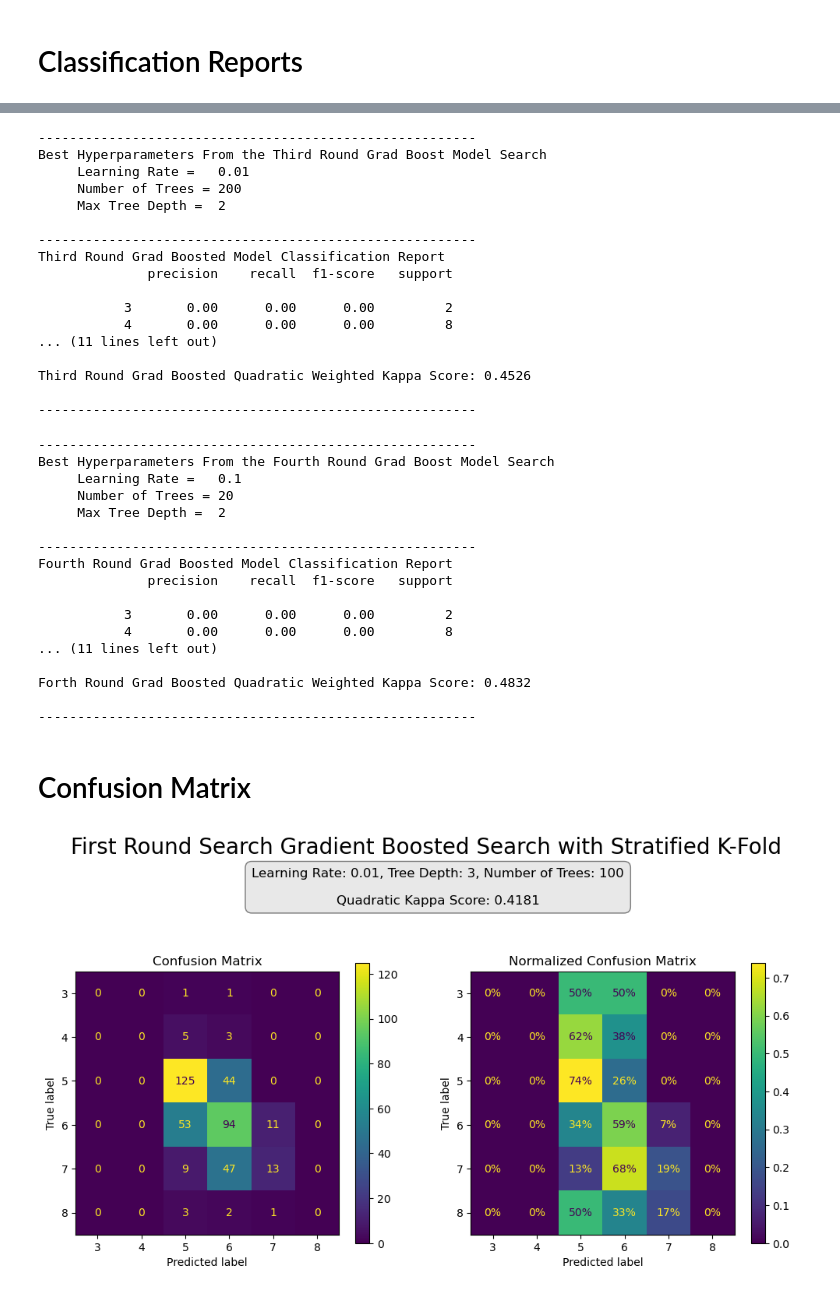
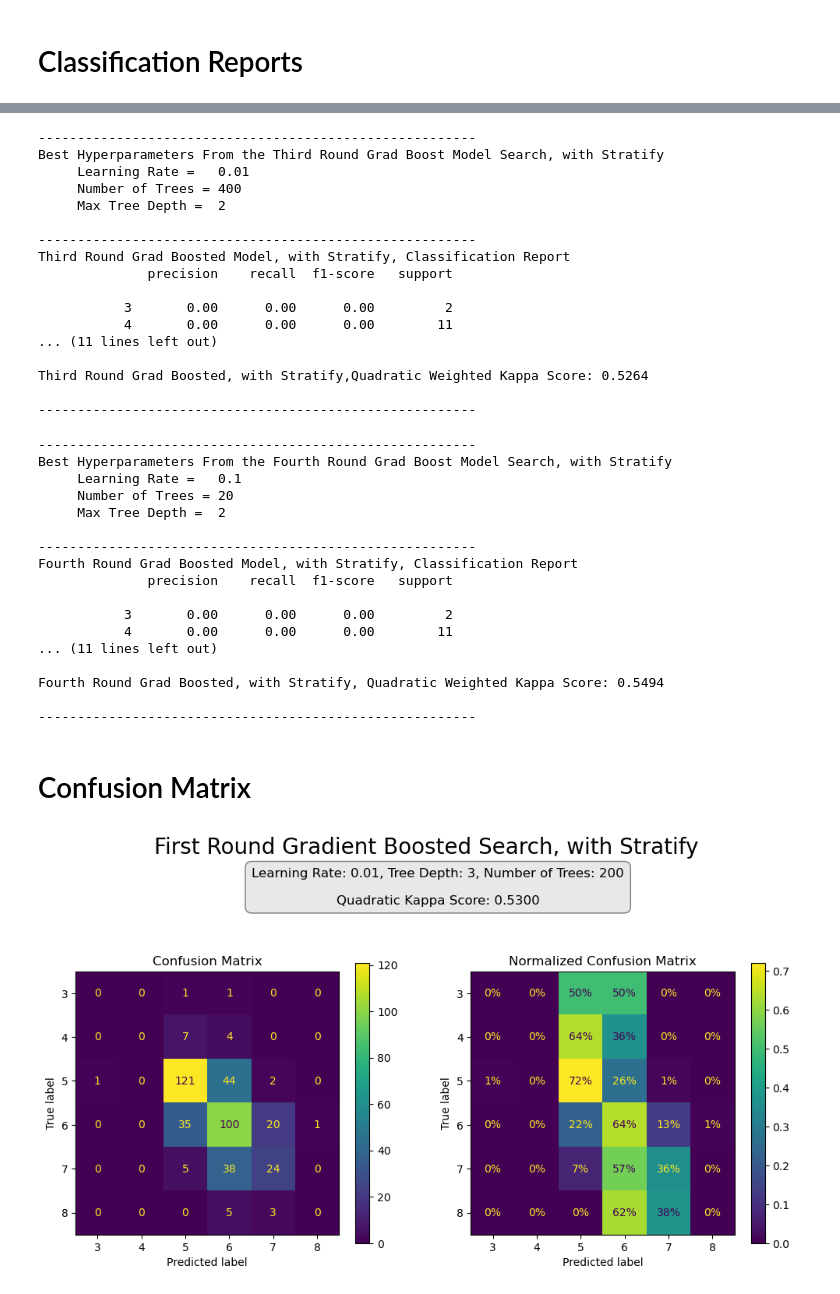
Before and after one commit to Nicholas-Simpson/Project-4, a Jupyter notebook: grad_boost_classifier_stratify.ipynb, the cells around one changed output, grey strips where cells are left out. Cells and saved outputs as stored; diff of their text form; code cells hidden in the pictures.

```diff
--- a/grad_boost_classifier_stratify.ipynb
+++ b/grad_boost_classifier_stratify.ipynb
@@ -48,8 +48,10 @@ os.makedirs(gb_output_path, exist_ok = True)
 X_train = orig_train.drop('quality', axis=1)
 y_train = orig_train['quality'].copy()
 X_test = orig_test.copy()
+quality_rating = list(y_train)
 X_train, X_val, y_train, y_val = train_test_split(X_train,
                                                   y_train,
+                                                  stratify= quality_rating,
                                                   test_size = 0.2,
                                                   random_state = 42) #because it is the answer :)
 # %% [markdown]
@@ -67,12 +68,9 @@ param_grid = {
     'max_depth': [3, 5, 7] #  size of each tree
 }
 
-# Use stratified k-fold cross-validation
-skfold = StratifiedKFold(n_splits=5, shuffle=True, random_state=42)
-
 # Perform grid search with cross-validation, mark timer start
 start_time = time.time()
-grid_search = GridSearchCV(model, param_grid, cv=skfold, verbose=3)
+grid_search = GridSearchCV(model, param_grid, cv=5, verbose=3)
 grid_search.fit(X_train, y_train)
 
 # Get the best model from grid search
@@ -466,71 +455,71 @@ Second Round Grad Boosted Quadratic Weighted Kappa Score: 0.3977
 # %%
 print("--------------------------------------------------------")
 
-print(f"Best Hyperparameters From the Third Round Grad Boost Model Search ")
+print(f"Best Hyperparameters From the Third Round Grad Boost Model Search, with Stratify")
 print(f"     Learning Rate =   {best_gb_3.learning_rate}")
 print(f"     Number of Trees = {best_gb_3.n_estimators}")
 print(f"     Max Tree Depth =  {best_gb_3.max_depth}")
 print()
 print("--------------------------------------------------------")
-print(f"Third Round Grad Boosted Model Classification Report")
+print(f"Third Round Grad Boosted Model, with Stratify, Classification Report")
 print(classification_report(y_val,y_pred_3))
 print()
 print("--------------------------------------------------------")
 print()
-print(f"Third Round Grad Boosted Quadratic Weighted Kappa Score: {kappa_3:.4f}")
+print(f"Third Round Grad Boosted, with Stratify,Quadratic Weighted Kappa Score: {kappa_3:.4f}")
 print()
 print("--------------------------------------------------------")
 # %% [output]
 --------------------------------------------------------
-Best Hyperparameters From the Third Round Grad Boost Model Search
+Best Hyperparameters From the Third Round Grad Boost Model Search, with Stratify
      Learning Rate =   0.01
-     Number of Trees = 200
+     Number of Trees = 400
      Max Tree Depth =  2
 
 --------------------------------------------------------
-Third Round Grad Boosted Model Classification Report
+Third Round Grad Boosted Model, with Stratify, Classification Report
               precision    recall  f1-score   support
 
            3       0.00      0.00      0.00         2
-           4       0.00      0.00      0.00         8
+           4       0.00      0.00      0.00        11
 ... (11 lines left out)
 
-Third Round Grad Boosted Quadratic Weighted Kappa Score: 0.4526
+Third Round Grad Boosted, with Stratify,Quadratic Weighted Kappa Score: 0.5264
 
 --------------------------------------------------------
 # %%
 print("--------------------------------------------------------")
 
-print(f"Best Hyperparameters From the Fourth Round Grad Boost Model Search ")
+print(f"Best Hyperparameters From the Fourth Round Grad Boost Model Search, with Stratify")
 print(f"     Learning Rate =   {best_gb_4.learning_rate}")
 print(f"     Number of Trees = {best_gb_4.n_estimators}")
 print(f"     Max Tree Depth =  {best_gb_4.max_depth}")
 print()
 print("--------------------------------------------------------")
-print(f"Fourth Round Grad Boosted Model Classification Report")
+print(f"Fourth Round Grad Boosted Model, with Stratify, Classification Report")
 print(classification_report(y_val,y_pred_4))
 print()
 print("--------------------------------------------------------")
 print()
-print(f"Forth Round Grad Boosted Quadratic Weighted Kappa Score: {kappa_4:.4f}")
+print(f"Fourth Round Grad Boosted, with Stratify, Quadratic Weighted Kappa Score: {kappa_4:.4f}")
 print()
 print("--------------------------------------------------------")
 # %% [output]
 --------------------------------------------------------
-Best Hyperparameters From the Fourth Round Grad Boost Model Search
+Best Hyperparameters From the Fourth Round Grad Boost Model Search, with Stratify
      Learning Rate =   0.1
      Number of Trees = 20
      Max Tree Depth =  2
 
 --------------------------------------------------------
-Fourth Round Grad Boosted Model Classification Report
+Fourth Round Grad Boosted Model, with Stratify, Classification Report
               precision    recall  f1-score   support
 
            3       0.00      0.00      0.00         2
-           4       0.00      0.00      0.00         8
+           4       0.00      0.00      0.00        11
 ... (11 lines left out)
 
-Forth Round Grad Boosted Quadratic Weighted Kappa Score: 0.4832
+Fourth Round Grad Boosted, with Stratify, Quadratic Weighted Kappa Score: 0.5494
 
 --------------------------------------------------------
 # %% [markdown]
@@ -541,36 +530,36 @@ fig = plt.figure(figsize = (12,6))
 grid_spec = GridSpec(2, 2, figure=fig, width_ratios = [3,3], height_ratios=[1, 6])
 
 # Model specs subplot
 model_specs=  f"Learning Rate: {best_gb.learning_rate}, Tree Depth: {best_gb.max_depth}, Number of Trees: {best_gb.n_estimators}\n\nQuadratic Kappa Score: {kappa:.4f}"
 upper_ax = fig.add_subplot(grid_spec[0, :])
 
 # plt.upper_ax_adjust(hspace = 0.5)
 upper_text = upper_ax.text(0.5, 0.55, model_specs, ha='center', fontsize=12,
                            bbox=dict(facecolor='lightgray', alpha=0.5, boxstyle='round,pad=0.5'))
 upper_ax.axis('off')
 
 # Confusion Matrix Subplot
 conf_matrix_display = ConfusionMatrixDisplay.from_predictions(y_val, y_pred, ax=fig.add_subplot(grid_spec[1, 0]))
 conf_matrix_display.ax_.set_title("Confusion Matrix")
 
 # Normalized Confusion Matrix Subplot
 normalized_conf_matrix_display = ConfusionMatrixDisplay.from_predictions(y_val, y_pred,
                                                                          normalize='true',
                                                                          values_format='.0%',
                                                                          ax=fig.add_subplot(grid_spec[1, 1]))
 normalized_conf_matrix_display.ax_.set_title("Normalized Confusion Matrix")
 
 
 # Adjust Layout
 plt.tight_layout
-plt.suptitle("First Round Search Gradient Boosted Search with Stratified K-Fold", fontsize=20)
+plt.suptitle("First Round Gradient Boosted Search, with Stratify", fontsize=20)
 
 # Save and show the figure
-output_filename = f"{gb_output_path}/gb_1st_model_kappa={kappa:.4f}_skf_confusion_matrix.png"
+output_filename = f"{gb_output_path}/gb_1st_model_kappa={kappa:.4f}_confusion_matrix_stratify.png"
 plt.savefig(output_filename)
 plt.show()
 # %% [output]
-[figure, old version]
+[figure, new version]
 # %%
 # Create the figure and gridspec
 fig = plt.figure(figsize = (12,6))
```
Also changed, not shown: parts of 16 cells of this notebook, 1 other file.
